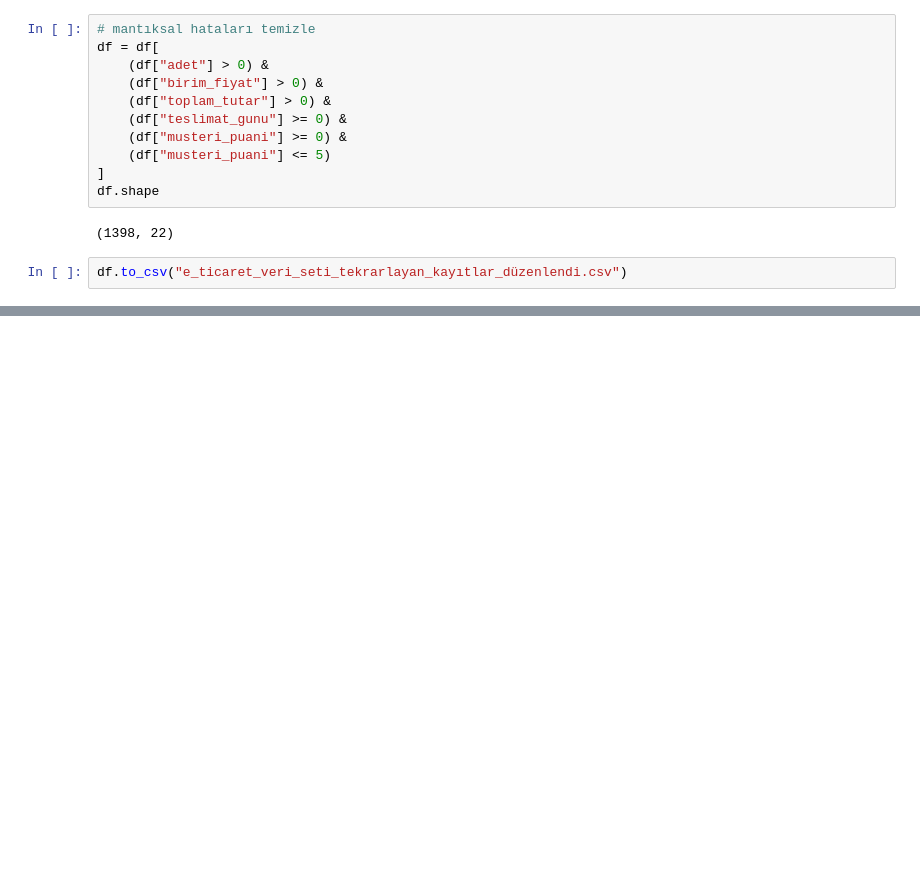
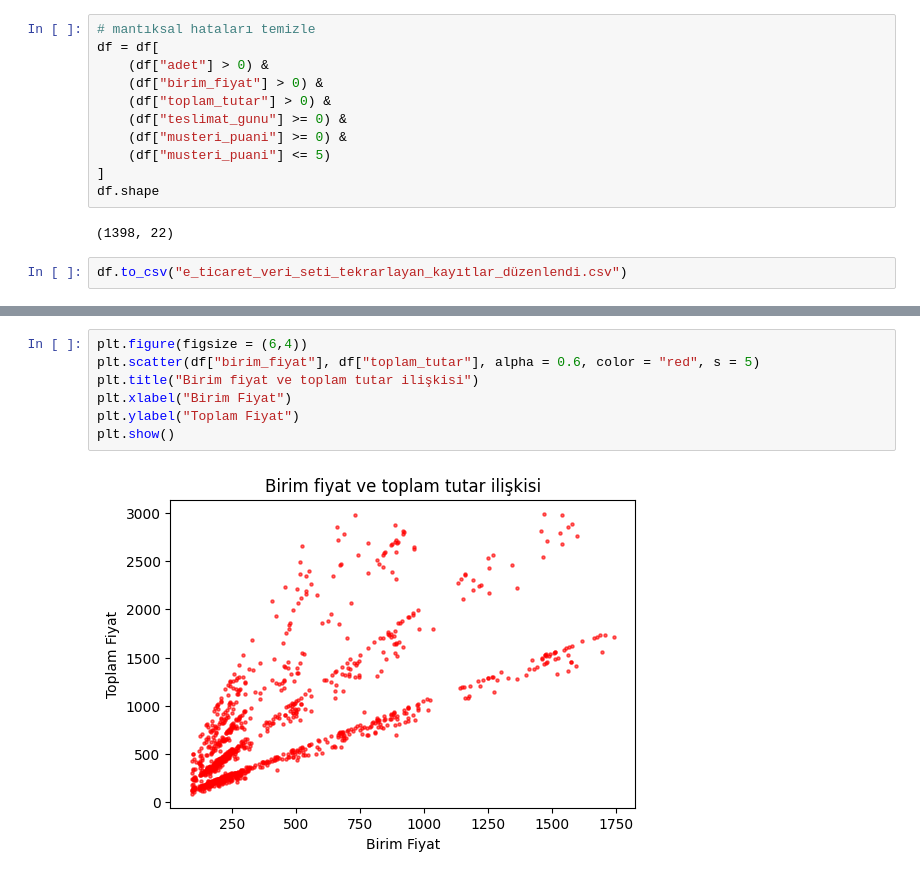
Before and after one commit to Ardatatl33/turk-yeyapayzekaakademisi_bootcamp, a Jupyter notebook: VeriBilimiEgitim.ipynb, the cells around one changed output, grey strips where cells are left out. Drawn from its saved outputs; the diff is of its cells as text; blank space fills up the shorter version.

```diff
--- a/VeriBilimiEgitim.ipynb
+++ b/VeriBilimiEgitim.ipynb
@@ -725,0 +1427,9 @@ df.to_csv("e_ticaret_veri_seti_tekrarlayan_kayıtlar_düzenlendi.csv")
+# %%
+plt.figure(figsize = (6,4))
+plt.scatter(df["birim_fiyat"], df["toplam_tutar"], alpha = 0.6, color = "red", s = 5)
+plt.title("Birim fiyat ve toplam tutar ilişkisi")
+plt.xlabel("Birim Fiyat")
+plt.ylabel("Toplam Fiyat")
+plt.show()
+# %% [output]
+[figure, added]
```
Also changed, not shown: parts of 85 cells of this notebook.
